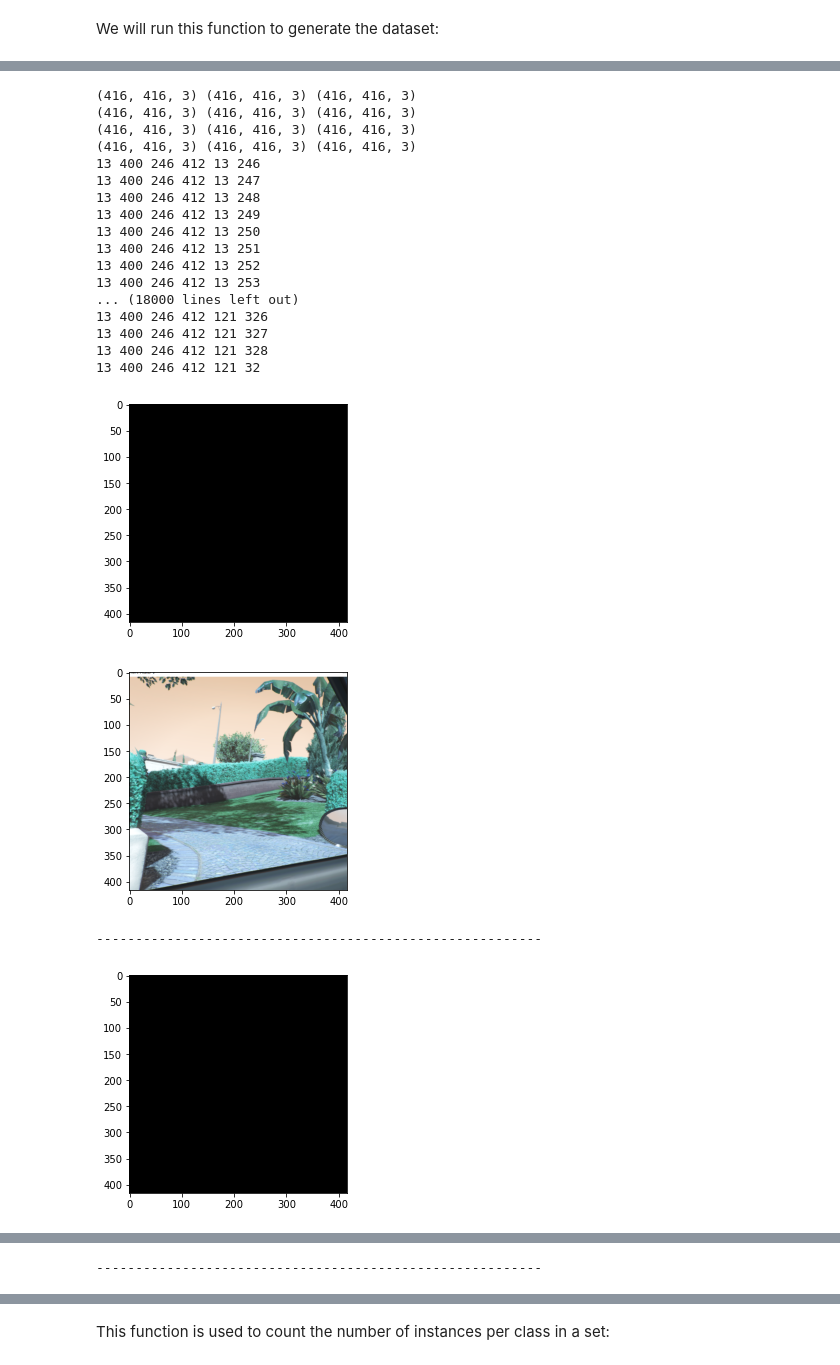
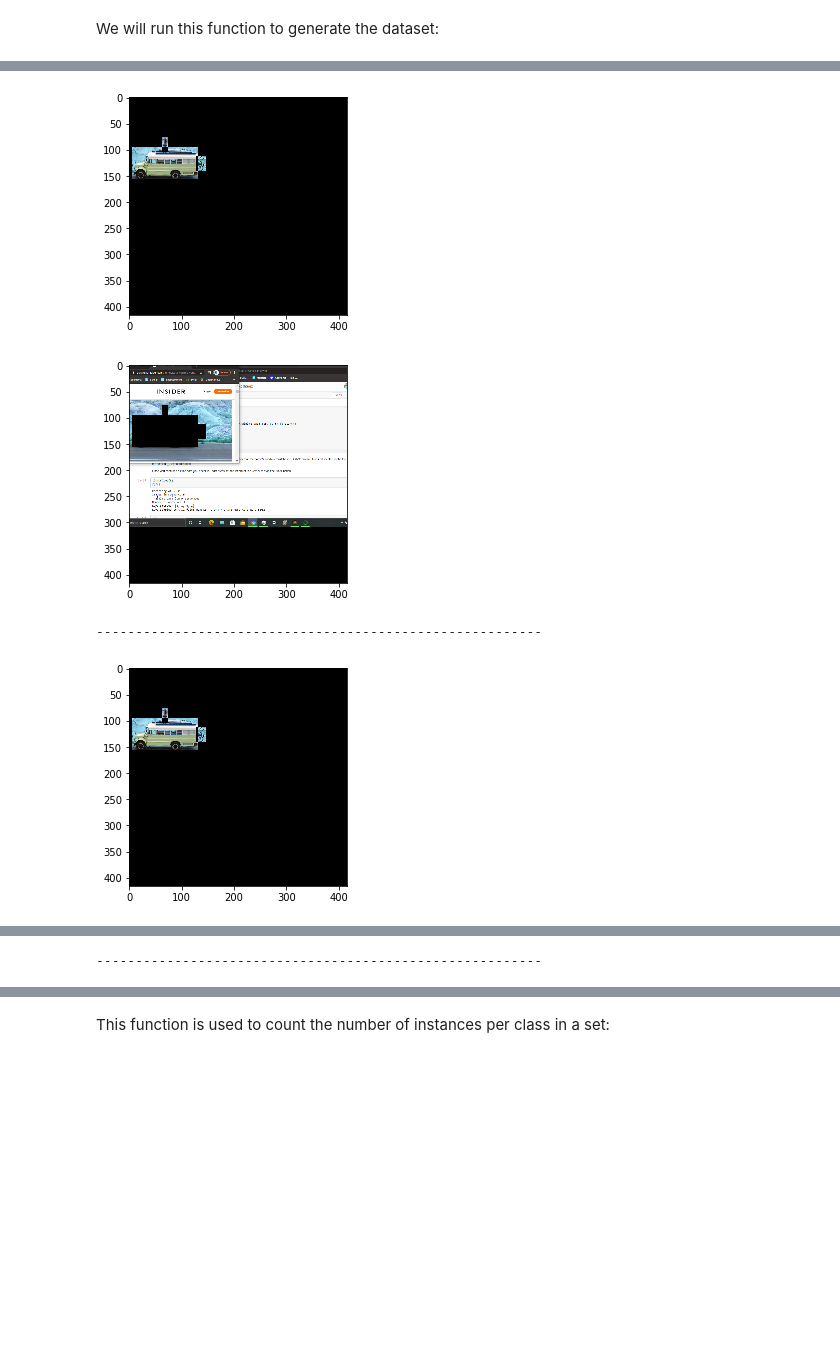
Before and after one commit to Gastastrophe/CPS410-F20-Team05, a Jupyter notebook: Car/GTAV-Self-driving-car.ipynb, the cells around one changed output, grey strips where cells are left out. Drawn from its saved outputs; the diff is of its cells as text; code cells hidden in the pictures; blank space fills up the shorter version.

```diff
--- a/Car/GTAV-Self-driving-car.ipynb
+++ b/Car/GTAV-Self-driving-car.ipynb
@@ -380,7 +311,7 @@ def get_sub_images(imagepath):
         boxes += decode_netout(yhat[i][0], anchors[i], class_threshold, HEIGHT, WIDTH)
 
     # correct the sizes of the bounding boxes for the shape of the image
-    correct_yolo_boxes(boxes, height, width, HEIGHT, WIDTH)
+    correct_yolo_boxes(boxes, HEIGHT, WIDTH, HEIGHT, WIDTH)
 
     # suppress non-maximal boxes
     do_nms(boxes, 0.5)
@@ -418,18 +349,12 @@ def get_sub_images(IMAGE):
     anchors = [[116,90, 156,198, 373,326], [30,61, 62,45, 59,119], [10,13, 16,30, 33,23]]
     class_threshold = 0.3
 
-    #load original image
-    width, height = (IMAGE.shape[0], IMAGE.shape[1])
+    #normalize image and add a dimension
+    IMAGE = IMAGE.astype('float32')
+    IMAGE /= 255.0
+    inpt = np.expand_dims(IMAGE, 0)
 
-    # load the image with the required size
-    image = cv2.resize(IMAGE, dsize=(WIDTH, HEIGHT), interpolation=cv2.INTER_CUBIC)
-
-    #normalize image and add a dimension
-    image = image.astype('float32')
-    image /= 255.0
-    image = np.expand_dims(image, 0)
-
-    yhat = obj_model.predict(image)
+    yhat = obj_model.predict(inpt)
 
     # Create boxes
     boxes = list()
@@ -438,7 +363,7 @@ def get_sub_images(IMAGE):
         boxes += decode_netout(yhat[i][0], anchors[i], class_threshold, HEIGHT, WIDTH)
 
     # correct the sizes of the bounding boxes for the shape of the image
-    correct_yolo_boxes(boxes, height, width, HEIGHT, WIDTH)
+    correct_yolo_boxes(boxes, HEIGHT, WIDTH, HEIGHT, WIDTH)
 
     # suppress non-maximal boxes
     do_nms(boxes, 0.5)
@@ -448,7 +373,6 @@ def get_sub_images(IMAGE):
 
     objects = np.zeros_like(IMAGE)
     background = IMAGE[:]
-    print(objects.shape, background.shape, IMAGE.shape)
 
     for x in range(len(v_boxes)):
         box = v_boxes[x]
@@ -459,9 +383,6 @@ def get_sub_images(IMAGE):
             for j in range(y1,y2):
                 # Data is channels last, so we copy and erase whole channels here
                 # objects contains all values within the box
-
-                print(x1,x2,y1,y2,i,j)
-                #TODO: Erroring with index out of bounds when an object is found
                 objects[j][i] = IMAGE[j][i][:]
                 # background gets this coordinate erased and is left with the remainder of the image
                 background[j][i] = np.zeros_like(IMAGE[j][i])
@@ -715,7 +648,7 @@ Plots images from the data file
 
 plotImgs = True
 if plotImgs:
-    with np.load('Data\\training_data2.npz') as data:
+    with np.load('Data\\training_data0.npz') as data:
         training_data = data['data']
 
     i= 10
@@ -742,47 +675,30 @@ if plotImgs:
 # %%
 '''
 Plots images from the data file after object detection and separation
 '''
 
 plotImgs = True
 if plotImgs:
-    with np.load('Data\\training_data1.npz') as data:
+    with np.load('Data\\training_data0.npz') as data:
         training_data = data['data']
 
     i= 10
 
     train_objects = []
     train_background = []
     for j in range(5):
         temp1,temp2 = get_sub_images(training_data[i][j])
         train_objects.append(temp1)
         train_background.append(temp2)
 
     for j in range(5):
         plt.imshow(cv2.cvtColor(train_objects[j], cv2.COLOR_BGR2RGB))
         plt.show()
         plt.imshow(cv2.cvtColor(train_background[j], cv2.COLOR_BGR2RGB))
         plt.show()
         print('---------------------------------------------------------')
 # %% [output]
-(416, 416, 3) (416, 416, 3) (416, 416, 3)
-(416, 416, 3) (416, 416, 3) (416, 416, 3)
-(416, 416, 3) (416, 416, 3) (416, 416, 3)
-(416, 416, 3) (416, 416, 3) (416, 416, 3)
-13 400 246 412 13 246
-13 400 246 412 13 247
-13 400 246 412 13 248
-13 400 246 412 13 249
-13 400 246 412 13 250
-13 400 246 412 13 251
-13 400 246 412 13 252
-13 400 246 412 13 253
-... (18000 lines left out)
-13 400 246 412 121 326
-13 400 246 412 121 327
-13 400 246 412 121 328
-13 400 246 412 121 32
-[figure, old version]
+[figure, new version]
-[figure, old version]
+[figure, new version]
----------------------------------------------------------
+---------------------------------------------------------
-[figure, old version]
+[figure, new version]
@@ -790 +706 @@ if plotImgs:
----------------------------------------------------------
+---------------------------------------------------------
```
Also changed, not shown: parts of 11 cells of this notebook, 1 other file.
